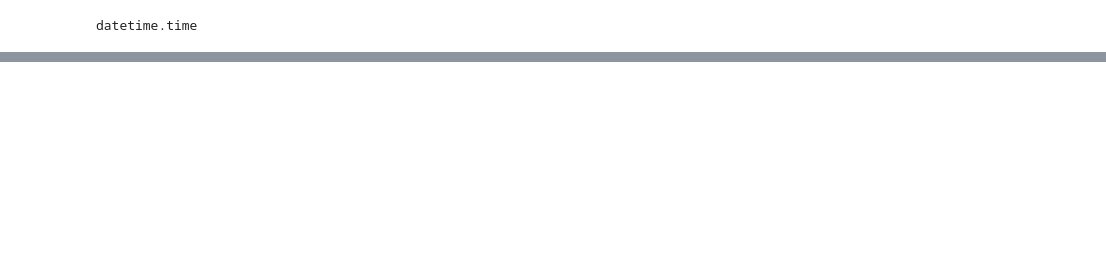
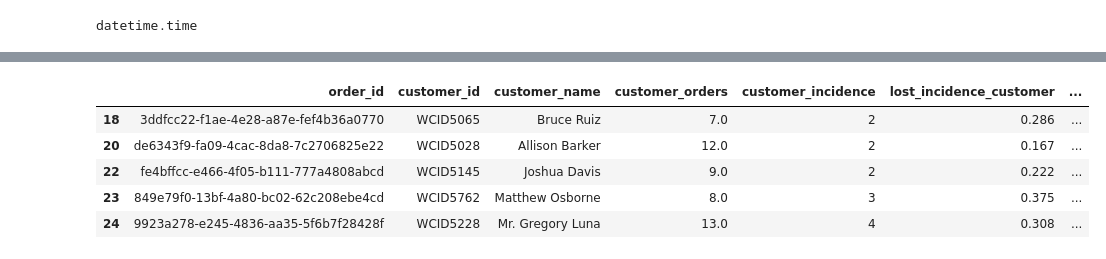
Before and after one commit to Edcysne/Walmart-Project, a Jupyter notebook: first_data_analysis.ipynb, the cells around one changed output, grey strips where cells are left out. Cells and saved outputs as stored; diff of their text form; code cells hidden in the pictures; blank space fills up the shorter version.

```diff
--- a/first_data_analysis.ipynb
+++ b/first_data_analysis.ipynb
@@ -185,0 +156,29 @@ df_lost_cost_driv.head(25)
+# %%
+# Reordering the columns
+# This will become a new table in our Power BI
+
+cols = [
+    'order_id',
+    'customer_id',
+    'customer_name',
+    'customer_orders',
+    'customer_incidence',
+    'lost_incidence_customer',
+    'fraudulent_customer?',
+    'driver_id',
+    'driver_name',
+    'driver_trips',
+    'driver_incidence',
+    'lost_incidence_driver',
+    'fraudulent_driver?'
+]
+
+df_lost_cost_driv = df_lost_cost_driv[cols]
+df_lost_cost_driv.head()
+# %% [output]
+|  | order_id | customer_id | customer_name | customer_orders | customer_incidence | lost_incidence_customer | ... |
+| 18 | 3ddfcc22-f1ae-4e28-a87e-fef4b36a0770 | WCID5065 | Bruce Ruiz | 7.0 | 2 | 0.286 | ... |
+| 20 | de6343f9-fa09-4cac-8da8-7c2706825e22 | WCID5028 | Allison Barker | 12.0 | 2 | 0.167 | ... |
+| 22 | fe4bffcc-e466-4f05-b111-777a4808abcd | WCID5145 | Joshua Davis | 9.0 | 2 | 0.222 | ... |
+| 23 | 849e79f0-13bf-4a80-bc02-62c208ebe4cd | WCID5762 | Matthew Osborne | 8.0 | 3 | 0.375 | ... |
+| 24 | 9923a278-e245-4836-aa35-5f6b7f28428f | WCID5228 | Mr. Gregory Luna | 13.0 | 4 | 0.308 | ... |
```
Also changed, not shown: parts of 6 cells of this notebook.
